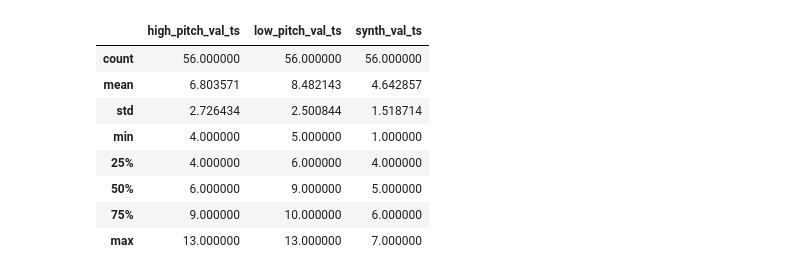
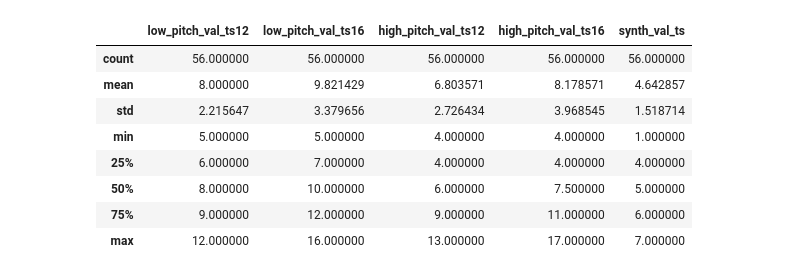
Before and after one commit to OB-0ne/pureData_polyrhythmGlucose, a Jupyter notebook: osc-rhythmGenerator.ipynb, the cells around one changed output. Drawn from its saved outputs; the diff is of its cells as text; code cells hidden in the pictures.

```diff
--- a/osc-rhythmGenerator.ipynb
+++ b/osc-rhythmGenerator.ipynb
@@ -4,19 +4,20 @@ from pythonosc.udp_client import SimpleUDPClient
 import pandas as pd
 import numpy as np
 from time import sleep
-# %%
-df_score = pd.read_csv('data\osc_data.csv')
-df_score[['high_pitch_val_ts','low_pitch_val_ts','synth_val_ts']].describe()
-# %% [output]
-|  | high_pitch_val_ts | low_pitch_val_ts | synth_val_ts |
-| count | 56.000000 | 56.000000 | 56.000000 |
-| mean | 6.803571 | 8.482143 | 4.642857 |
-| std | 2.726434 | 2.500844 | 1.518714 |
-| min | 4.000000 | 5.000000 | 1.000000 |
-| 25% | 4.000000 | 6.000000 | 4.000000 |
-| 50% | 6.000000 | 9.000000 | 5.000000 |
-| 75% | 9.000000 | 10.000000 | 6.000000 |
-| max | 13.000000 | 13.000000 | 7.000000 |
+# %%
+# read the osc data and check min/max
+df_score = pd.read_csv('data\osc_data.csv')
+df_score[[col for col in df_score.columns if '_ts' in col]].describe()
+# %% [output]
+|  | low_pitch_val_ts12 | low_pitch_val_ts16 | high_pitch_val_ts12 | high_pitch_val_ts16 | synth_val_ts |
+| count | 56.000000 | 56.000000 | 56.000000 | 56.000000 | 56.000000 |
+| mean | 8.000000 | 9.821429 | 6.803571 | 8.178571 | 4.642857 |
+| std | 2.215647 | 3.379656 | 2.726434 | 3.968545 | 1.518714 |
+| min | 5.000000 | 5.000000 | 4.000000 | 4.000000 | 1.000000 |
+| 25% | 6.000000 | 7.000000 | 4.000000 | 4.000000 | 4.000000 |
+| 50% | 8.000000 | 10.000000 | 6.000000 | 7.500000 | 5.000000 |
+| 75% | 9.000000 | 12.000000 | 9.000000 | 11.000000 | 6.000000 |
+| max | 12.000000 | 16.000000 | 13.000000 | 17.000000 | 7.000000 |
 # %%
 # make a variable to send OSC messages
 osc_power = SimpleUDPClient("127.0.0.1", 8000)
```
Also changed, not shown: parts of 1 cell of this notebook, 17 other files.
